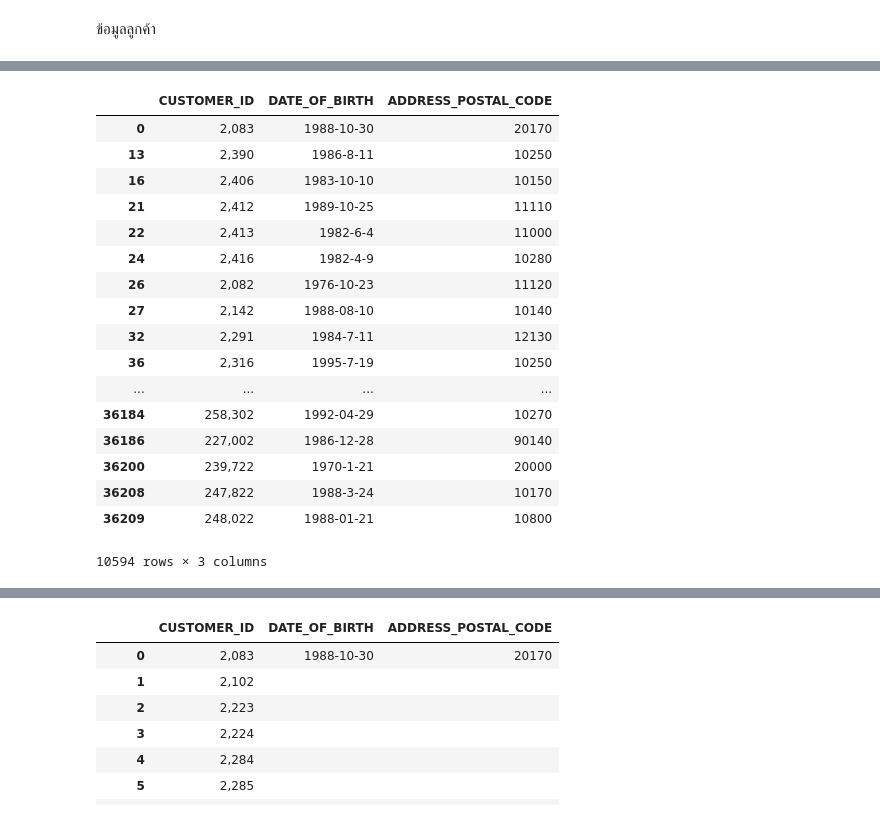
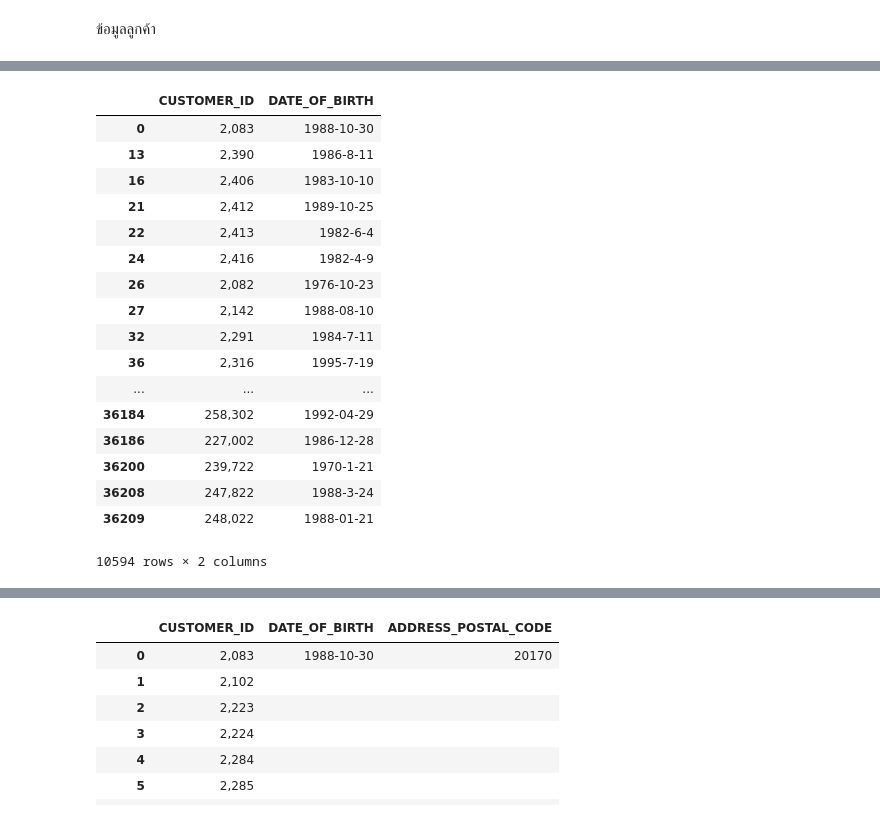
Before and after one commit to Kanbc/recommender-systems, a Jupyter notebook: cleaning/User.ipynb, the cells around one changed output, grey strips where cells are left out. Drawn from its saved outputs; the diff is of its cells as text; code cells hidden in the pictures.

```diff
--- a/cleaning/User.ipynb
+++ b/cleaning/User.ipynb
@@ -142,25 +142,24 @@ result
 # %%
-brith_not_null = result[result['DATE_OF_BIRTH'].notnull() &(result['DATE_OF_BIRTH'] != "")]
-brith_not_null
+result[result['DATE_OF_BIRTH'].notnull() & (result['DATE_OF_BIRTH'] != "")]
 # %% [output]
-|  | CUSTOMER_ID | DATE_OF_BIRTH | ADDRESS_POSTAL_CODE |
-| 0 | 2,083 | 1988-10-30 | 20170 |
-| 13 | 2,390 | 1986-8-11 | 10250 |
-| 16 | 2,406 | 1983-10-10 | 10150 |
-| 21 | 2,412 | 1989-10-25 | 11110 |
-| 22 | 2,413 | 1982-6-4 | 11000 |
-| 24 | 2,416 | 1982-4-9 | 10280 |
-| 26 | 2,082 | 1976-10-23 | 11120 |
-| 27 | 2,142 | 1988-08-10 | 10140 |
-| 32 | 2,291 | 1984-7-11 | 12130 |
-| 36 | 2,316 | 1995-7-19 | 10250 |
-| ... | ... | ... | ... |
-| 36184 | 258,302 | 1992-04-29 | 10270 |
-| 36186 | 227,002 | 1986-12-28 | 90140 |
-| 36200 | 239,722 | 1970-1-21 | 20000 |
-| 36208 | 247,822 | 1988-3-24 | 10170 |
-| 36209 | 248,022 | 1988-01-21 | 10800 |
+|  | CUSTOMER_ID | DATE_OF_BIRTH |
+| 0 | 2,083 | 1988-10-30 |
+| 13 | 2,390 | 1986-8-11 |
+| 16 | 2,406 | 1983-10-10 |
+| 21 | 2,412 | 1989-10-25 |
+| 22 | 2,413 | 1982-6-4 |
+| 24 | 2,416 | 1982-4-9 |
+| 26 | 2,082 | 1976-10-23 |
+| 27 | 2,142 | 1988-08-10 |
+| 32 | 2,291 | 1984-7-11 |
+| 36 | 2,316 | 1995-7-19 |
+| ... | ... | ... |
+| 36184 | 258,302 | 1992-04-29 |
+| 36186 | 227,002 | 1986-12-28 |
+| 36200 | 239,722 | 1970-1-21 |
+| 36208 | 247,822 | 1988-3-24 |
+| 36209 | 248,022 | 1988-01-21 |
-10594 rows × 3 columns
+10594 rows × 2 columns
 # %%
 AD = users['ADDRESS_POSTAL_CODE']
 AD
```
Also changed, not shown: parts of 11 cells of this notebook.
